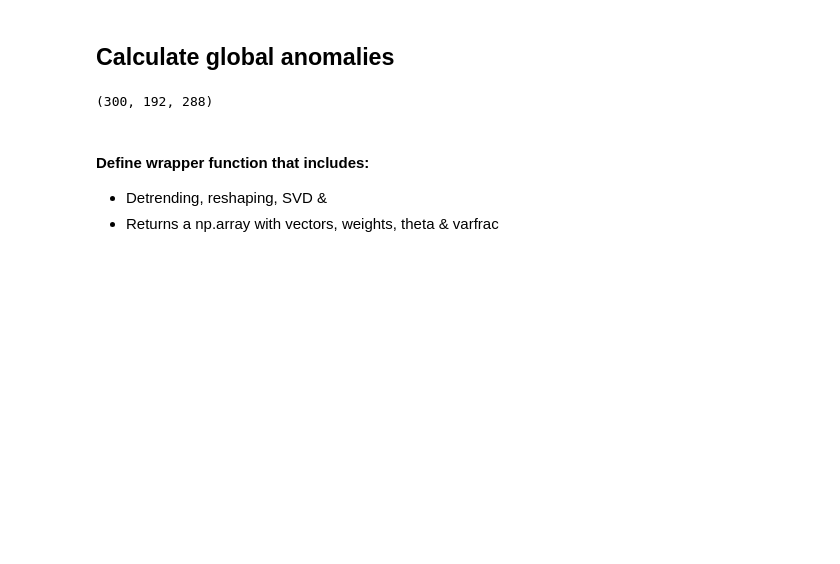
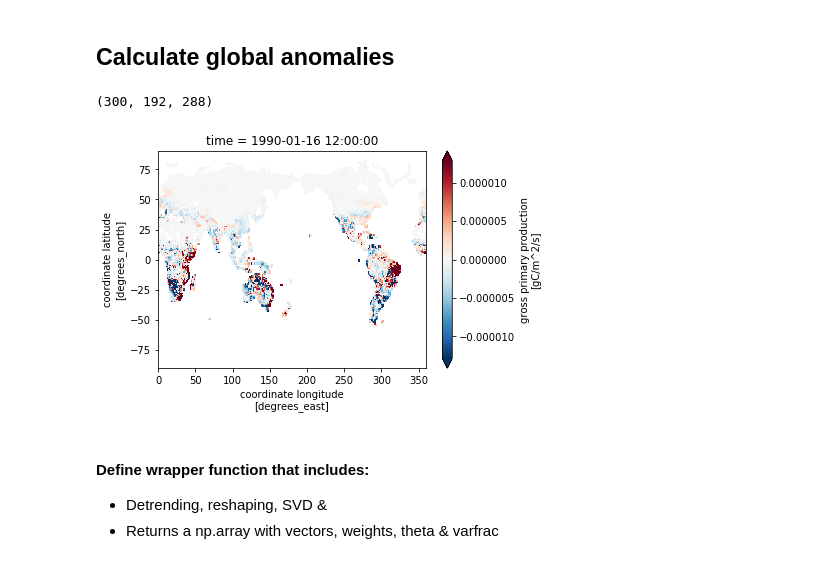
Before and after one commit to NCAR/ctsm_python_gallery, a Jupyter notebook: notebooks/MonthlySVD.ipynb, the cells around one changed output. Cells and saved outputs as stored; diff of their text form; code cells hidden in the pictures; blank space fills up the shorter version.

```diff
--- a/notebooks/MonthlySVD.ipynb
+++ b/notebooks/MonthlySVD.ipynb
@@ -320,11 +392,17 @@ The PostScript backend does not support transparency; partially transparent arti
 ds2 = ds.isel(time=slice(-months,None))             # Select last N years of data
 ds_climo = esmlab.core.climatology(ds2,freq='mon')  # Calculate climatology
 ds_anom  = esmlab.core.anomaly(ds2, clim_freq='mon', time_coord_name='time') #not sure how to use slice_mon_clim_time
-anom_0    = ds_anom.get(var[0]).values              # returns a 3d array with dims (time,lat,lon)
+anom_0    = ds_anom.get(var[0])              # returns a np.data array with dims (time,lat,lon)
+anom_0 = anom_0.where(anom_0.max(dim='time'))
 # print(ds_anom2)
 print(anom_0.shape)
 # %% [output]
 (300, 192, 288)
+# %%
+anom_0.isel(time=0).plot(robust=True)
+anom_0 = anom_0.values   # now get the np array
+# %% [output]
+[figure, added]
 # %% [markdown]
 #### Define wrapper function that includes:
 - Detrending, reshaping, SVD &
```
Also changed, not shown: parts of 27 cells of this notebook, 1 other file.
